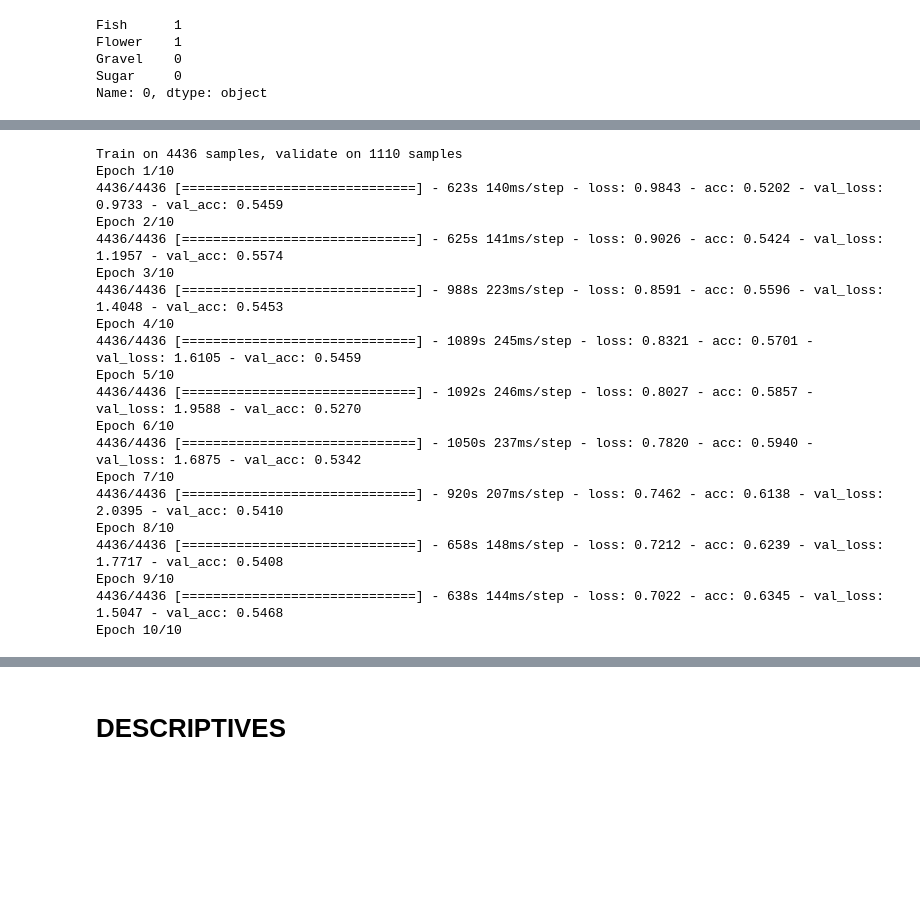
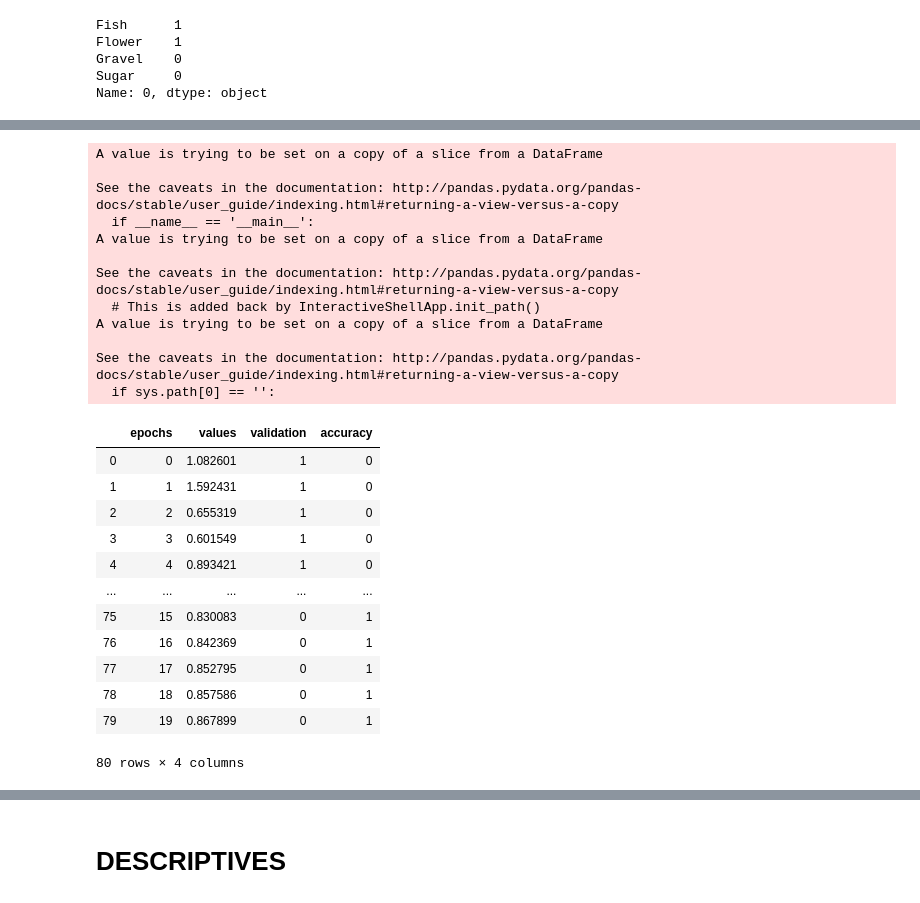
Before and after one commit to rjbarrantes/ironhack-final, a Jupyter notebook: Untitled.ipynb, the cells around one changed output, grey strips where cells are left out. Cells and saved outputs as stored; diff of their text form; code cells hidden in the pictures; blank space fills up the shorter version.

```diff
--- a/Untitled.ipynb
+++ b/Untitled.ipynb
@@ -299,24 +379,40 @@ _________________________________________________________________
-# %%
-model.compile(loss = binary_crossentropy, optimizer = Adam(lr = .0001), metrics = ['accuracy'])
-history5 = model.fit(X_train, y_train, epochs = 10, validation_data = (X_test, y_test))
-# %% [output]
-Train on 4436 samples, validate on 1110 samples
-Epoch 1/10
-4436/4436 [==============================] - 623s 140ms/step - loss: 0.9843 - acc: 0.5202 - val_loss: 0.9733 - val_acc: 0.5459
-Epoch 2/10
-4436/4436 [==============================] - 625s 141ms/step - loss: 0.9026 - acc: 0.5424 - val_loss: 1.1957 - val_acc: 0.5574
-Epoch 3/10
-4436/4436 [==============================] - 988s 223ms/step - loss: 0.8591 - acc: 0.5596 - val_loss: 1.4048 - val_acc: 0.5453
-Epoch 4/10
-4436/4436 [==============================] - 1089s 245ms/step - loss: 0.8321 - acc: 0.5701 - val_loss: 1.6105 - val_acc: 0.5459
-Epoch 5/10
-4436/4436 [==============================] - 1092s 246ms/step - loss: 0.8027 - acc: 0.5857 - val_loss: 1.9588 - val_acc: 0.5270
-Epoch 6/10
-4436/4436 [==============================] - 1050s 237ms/step - loss: 0.7820 - acc: 0.5940 - val_loss: 1.6875 - val_acc: 0.5342
-Epoch 7/10
-4436/4436 [==============================] - 920s 207ms/step - loss: 0.7462 - acc: 0.6138 - val_loss: 2.0395 - val_acc: 0.5410
-Epoch 8/10
-4436/4436 [==============================] - 658s 148ms/step - loss: 0.7212 - acc: 0.6239 - val_loss: 1.7717 - val_acc: 0.5408
-Epoch 9/10
-4436/4436 [==============================] - 638s 144ms/step - loss: 0.7022 - acc: 0.6345 - val_loss: 1.5047 - val_acc: 0.5468
-Epoch 10/10
+# %%
+validation_loss = pd.DataFrame(history8.history['val_loss'])
+validation_accuracy = pd.DataFrame(history8.history['val_acc'])
+training_loss = pd.DataFrame(history8.history['loss'])
+training_accuracy = pd.DataFrame(history8.history['acc'])
+
+model_plots = pd.concat([validation_loss, validation_accuracy, training_loss, training_accuracy]).reset_index()
+model_plots.columns = ['epochs', 'values']
+model_plots['validation'] = 0
+model_plots['validation'][:40] = 1
+model_plots['accuracy'] = 0
+model_plots['accuracy'][20:40] = 1
+model_plots['accuracy'][60:80] = 1
+model_plots
+# %% [output]
+A value is trying to be set on a copy of a slice from a DataFrame
+
+See the caveats in the documentation: http://pandas.pydata.org/pandas-docs/stable/user_guide/indexing.html#returning-a-view-versus-a-copy
+  if __name__ == '__main__':
+A value is trying to be set on a copy of a slice from a DataFrame
+
+See the caveats in the documentation: http://pandas.pydata.org/pandas-docs/stable/user_guide/indexing.html#returning-a-view-versus-a-copy
+  # This is added back by InteractiveShellApp.init_path()
+A value is trying to be set on a copy of a slice from a DataFrame
+
+See the caveats in the documentation: http://pandas.pydata.org/pandas-docs/stable/user_guide/indexing.html#returning-a-view-versus-a-copy
+  if sys.path[0] == '':
+|  | epochs | values | validation | accuracy |
+| 0 | 0 | 1.082601 | 1 | 0 |
+| 1 | 1 | 1.592431 | 1 | 0 |
+| 2 | 2 | 0.655319 | 1 | 0 |
+| 3 | 3 | 0.601549 | 1 | 0 |
+| 4 | 4 | 0.893421 | 1 | 0 |
+| ... | ... | ... | ... | ... |
+| 75 | 15 | 0.830083 | 0 | 1 |
+| 76 | 16 | 0.842369 | 0 | 1 |
+| 77 | 17 | 0.852795 | 0 | 1 |
+| 78 | 18 | 0.857586 | 0 | 1 |
+| 79 | 19 | 0.867899 | 0 | 1 |
+80 rows × 4 columns
```
Also changed, not shown: parts of 18 cells of this notebook, 1 other file.
